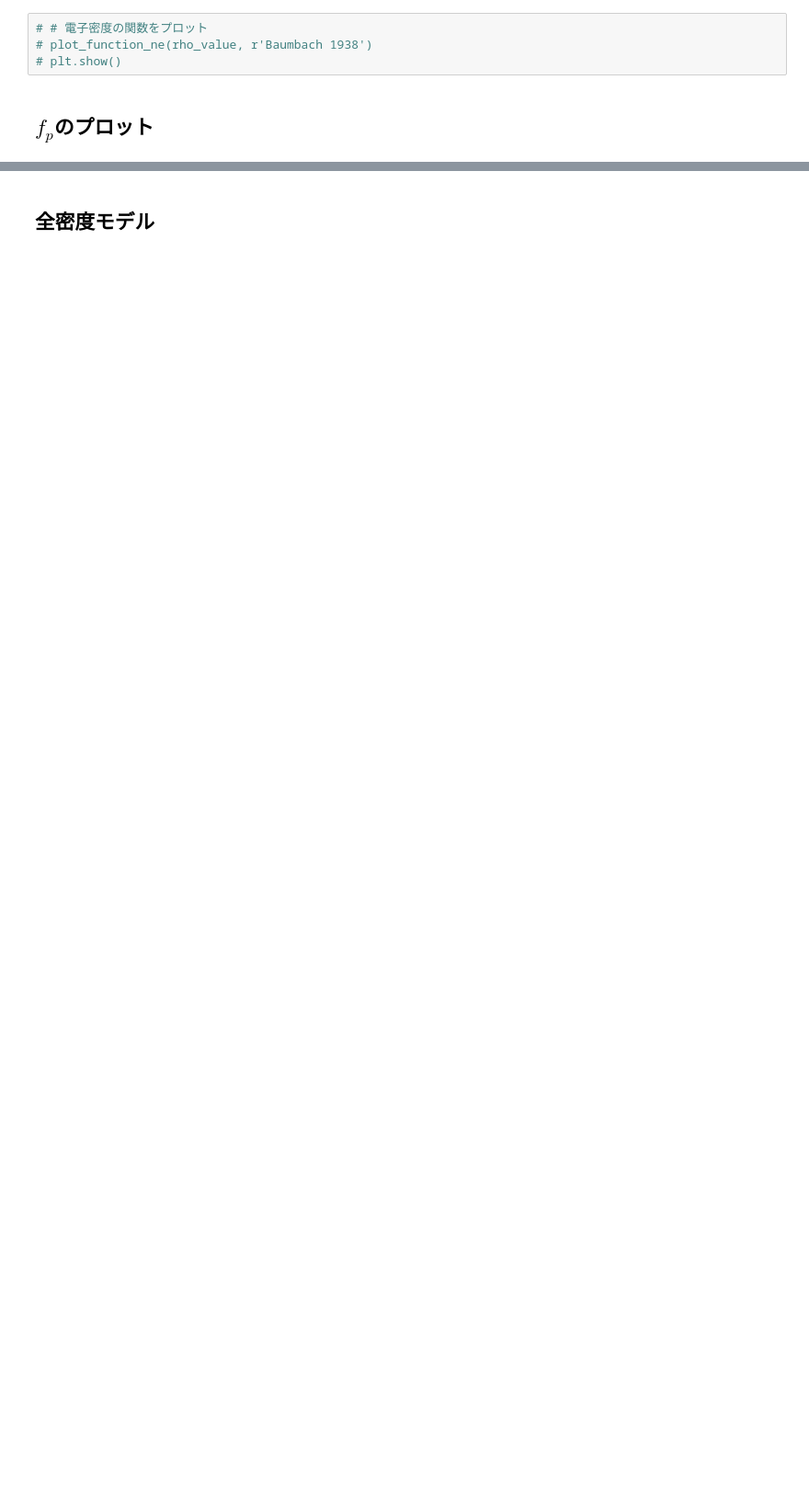
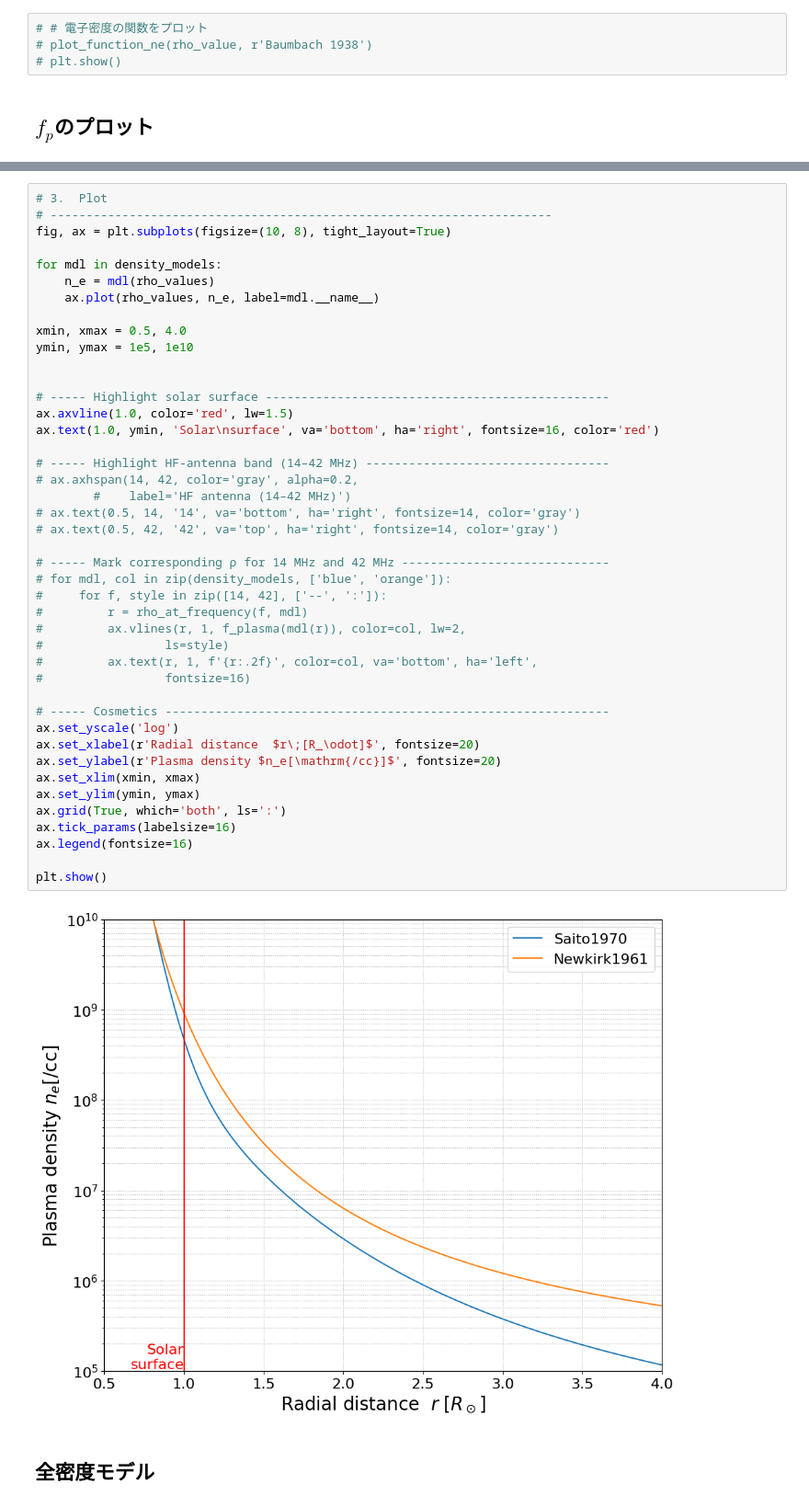
Before and after one commit to kinno-7010/Research, a Jupyter notebook: DensityModel/Density_models.ipynb, the cells around one changed output, grey strips where cells are left out. Shown at 92% size. Cells and saved outputs as stored; diff of their text form; blank space fills up the shorter version.

```diff
--- a/DensityModel/Density_models.ipynb
+++ b/DensityModel/Density_models.ipynb
@@ -226,3 +198,48 @@ def plot_function_frequency(rho, density_models):
+# %%
+# 3.  Plot
+# ----------------------------------------------------------------------
+fig, ax = plt.subplots(figsize=(10, 8), tight_layout=True)
+
+for mdl in density_models:
+    n_e = mdl(rho_values)
+    ax.plot(rho_values, n_e, label=mdl.__name__)
+
+xmin, xmax = 0.5, 4.0
+ymin, ymax = 1e5, 1e10
+
+
+# ----- Highlight solar surface ------------------------------------------------
+ax.axvline(1.0, color='red', lw=1.5)
+ax.text(1.0, ymin, 'Solar\nsurface', va='bottom', ha='right', fontsize=16, color='red')
+
+# ----- Highlight HF-antenna band (14–42 MHz) ----------------------------------
+# ax.axhspan(14, 42, color='gray', alpha=0.2,
+        #    label='HF antenna (14–42 MHz)')
+# ax.text(0.5, 14, '14', va='bottom', ha='right', fontsize=14, color='gray')
+# ax.text(0.5, 42, '42', va='top', ha='right', fontsize=14, color='gray')
+
+# ----- Mark corresponding ρ for 14 MHz and 42 MHz -----------------------------
+# for mdl, col in zip(density_models, ['blue', 'orange']):
+#     for f, style in zip([14, 42], ['--', ':']):
+#         r = rho_at_frequency(f, mdl)
+#         ax.vlines(r, 1, f_plasma(mdl(r)), color=col, lw=2,
+#                 ls=style)
+#         ax.text(r, 1, f'{r:.2f}', color=col, va='bottom', ha='left',
+#                 fontsize=16)
+
+# ----- Cosmetics --------------------------------------------------------------
+ax.set_yscale('log')
+ax.set_xlabel(r'Radial distance  $r\;[R_\odot]$', fontsize=20)
+ax.set_ylabel(r'Plasma density $n_e[\mathrm{/cc}]$', fontsize=20)
+ax.set_xlim(xmin, xmax)
+ax.set_ylim(ymin, ymax)
+ax.grid(True, which='both', ls=':')
+ax.tick_params(labelsize=16)
+ax.legend(fontsize=16)
+
+plt.show()
+# %% [output]
+[figure, added]
 # %% [markdown]
 ## 全密度モデル
 # %%
```
Also changed, not shown: parts of 8 cells of this notebook, 11 other files.
